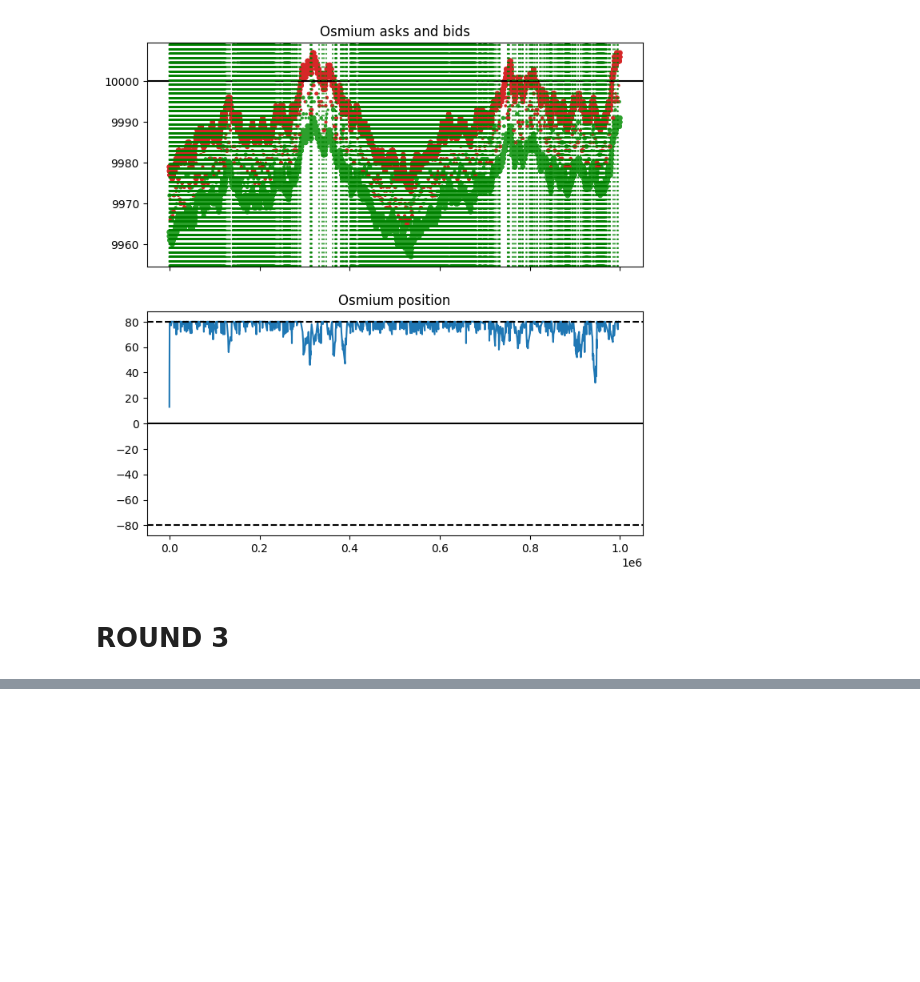
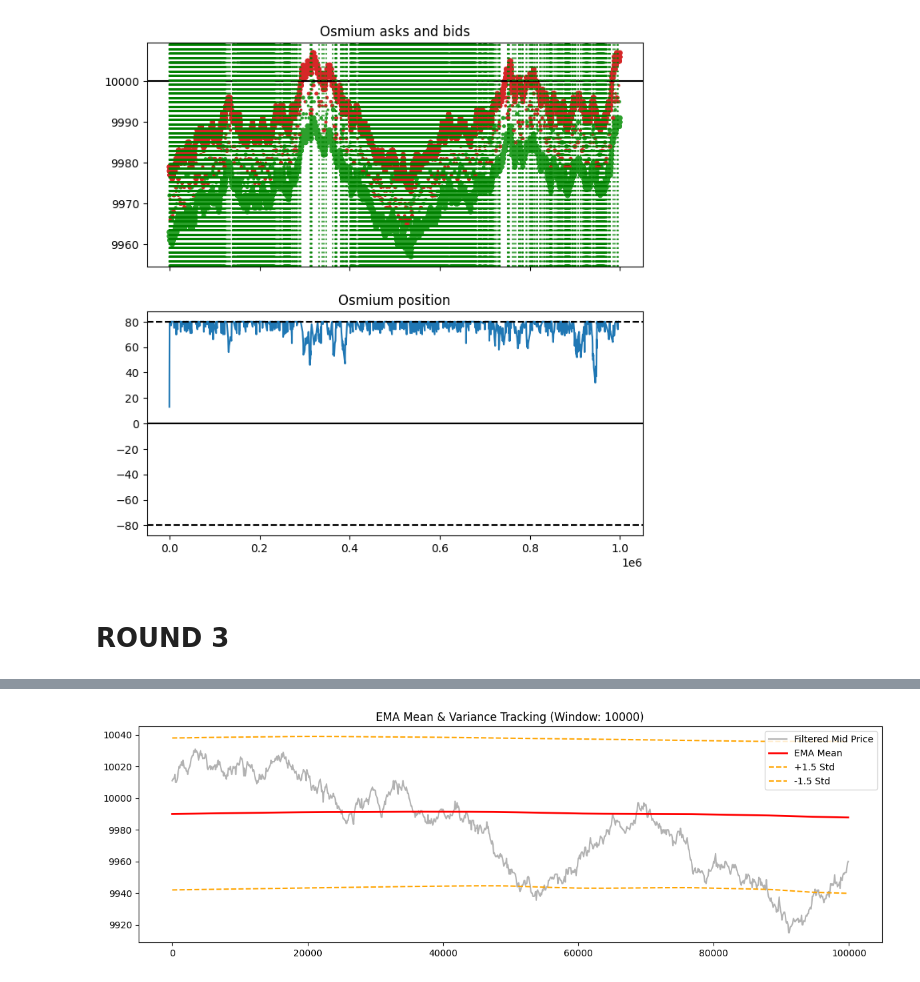
Before and after one commit to aemilani/imc-prosperity-4, a Jupyter notebook: notebooks/logs.ipynb, the cells around one changed output, grey strips where cells are left out. Drawn from its saved outputs; the diff is of its cells as text; code cells hidden in the pictures; blank space fills up the shorter version.

Commit message:
Hydro algos done

```diff
--- a/notebooks/logs.ipynb
+++ b/notebooks/logs.ipynb
@@ -312,3 +312,53 @@ plt.show()
+# %%
+price_df = price_hydro
+
+# 1. Initial States (Historical Hardcoded Values)
+ema_mean = 9990.0
+ema_var = 32.0 ** 2
+
+# 2. The Tuning Parameter (Equivalent to Q in the Kalman Filter)
+# A smaller window adapts faster to regime shifts but is noisier.
+# A larger window is more stubborn but slower to catch up to big moves.
+window_size = 10000
+alpha = 2 / (window_size + 1)
+
+estimated_means = []
+estimated_stds = []
+
+# 3. EMA Updating Loop
+for price in price_df['mid_price']:
+    # Calculate difference from the *old* mean
+    diff = price - ema_mean
+
+    # Update Variance FIRST (Mathematically requires the difference from the old mean)
+    ema_var = (1 - alpha) * (ema_var + alpha * (diff ** 2))
+
+    # Update Mean SECOND
+    ema_mean = ema_mean + (alpha * diff)
+
+    # Calculate instantaneous dynamic standard deviation
+    current_std = math.sqrt(ema_var)
+
+    estimated_means.append(ema_mean)
+    estimated_stds.append(current_std)
+
+# 4. Save to DataFrame
+price_df['estimated_mean'] = estimated_means
+price_df['estimated_std'] = estimated_stds
+
+# 5. Plotting (With your exact 1.5 Std Dev bands)
+plt.figure(figsize=(12, 4))
+plt.plot(price_df['mid_price'], label='Filtered Mid Price', color='gray', alpha=0.6)
+plt.plot(price_df['estimated_mean'], label='EMA Mean', color='red', linewidth=2)
+plt.plot(price_df['estimated_mean'] + 1.5 * price_df['estimated_std'], color='orange', linestyle='--', label='+1.5 Std')
+plt.plot(price_df['estimated_mean'] - 1.5 * price_df['estimated_std'], color='orange', linestyle='--', label='-1.5 Std')
+
+plt.title(f'EMA Mean & Variance Tracking (Window: {window_size})')
+plt.legend()
+plt.tight_layout()
+plt.show()
+# %% [output]
+[figure, added]
 # %%
 price_hydro['profit_and_loss'].iloc[-1], price_hydro['profit_and_loss'].min()
 # %% [output]
```
Also changed, not shown: parts of 3 cells of this notebook, 9 other files.
